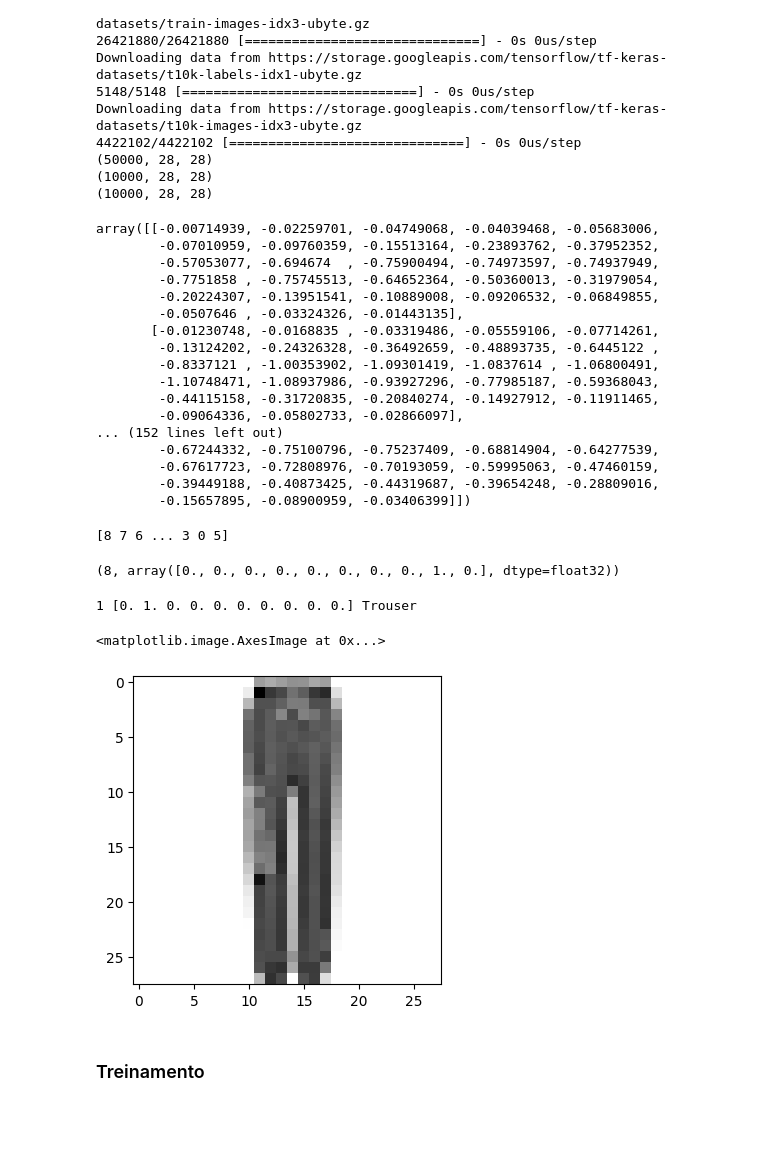
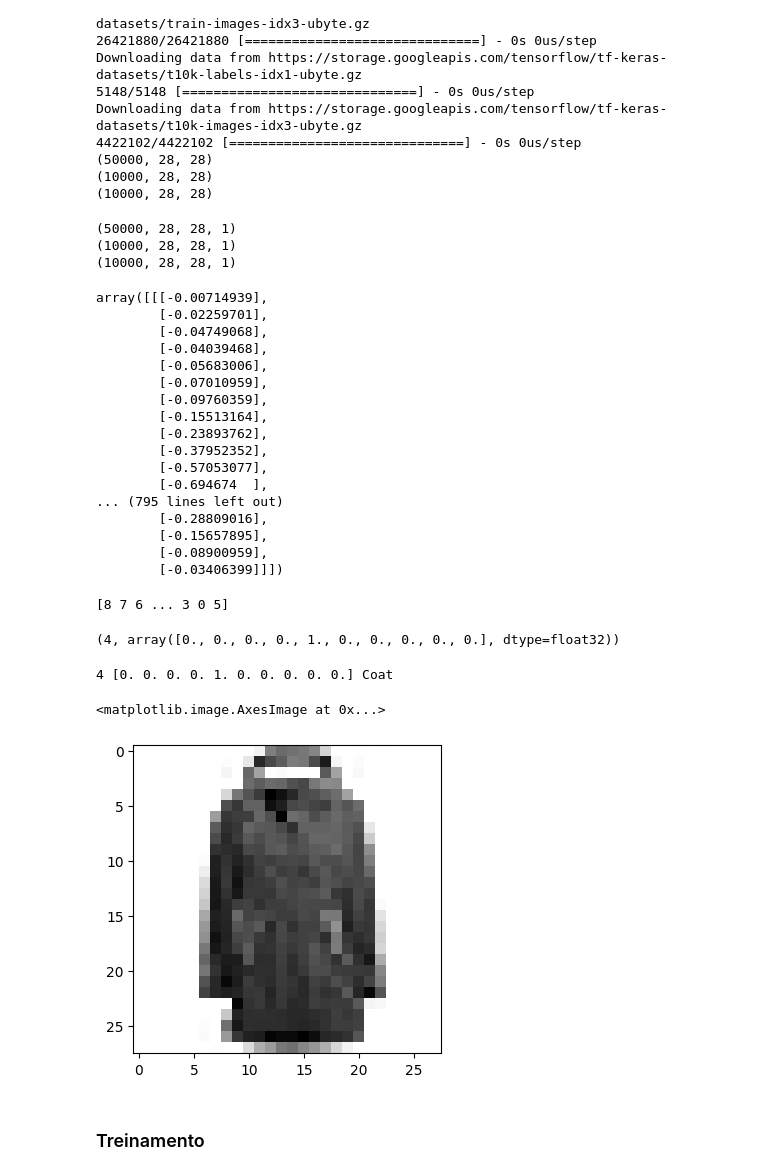
Before and after one commit to clemencia/ML4Physics, a Jupyter notebook: Classificação_Fashion_CNN.ipynb, the cells around one changed output. Saved outputs shown, nothing was run; the diff lists cells and outputs as text; code cells hidden in the pictures; blank space fills up the shorter version.

```diff
--- a/Classificação_Fashion_CNN.ipynb
+++ b/Classificação_Fashion_CNN.ipynb
@@ -63,6 +63,13 @@ Downloading data from https://storage.googleapis.com/tensorflow/tf-keras-dataset
 (10000, 28, 28)
 (10000, 28, 28)
 # %%
+X_train = X_train.reshape( (len(X_train),28,28,1) )
+print( X_train.shape )
+X_valid = X_valid.reshape( (len(X_valid),28,28,1) )
+print( X_valid.shape )
+X_test = X_test.reshape( (len(X_test),28,28,1) )
+print( X_test.shape )
+
 X_mean = X_train.mean( axis=0 )
 X_std = X_train.std( axis=0 )
 X_train_scaled = ( X_train - X_mean ) / X_std
@@ -70,23 +77,26 @@ X_valid_scaled = ( X_valid - X_mean ) / X_std
 X_test_scaled  = ( X_test - X_mean ) / X_std
 X_train_scaled[10]
 # %% [output]
-array([[-0.00714939, -0.02259701, -0.04749068, -0.04039468, -0.05683006,
-        -0.07010959, -0.09760359, -0.15513164, -0.23893762, -0.37952352,
-        -0.57053077, -0.694674  , -0.75900494, -0.74973597, -0.74937949,
-        -0.7751858 , -0.75745513, -0.64652364, -0.50360013, -0.31979054,
-        -0.20224307, -0.13951541, -0.10889008, -0.09206532, -0.06849855,
-        -0.0507646 , -0.03324326, -0.01443135],
-       [-0.01230748, -0.0168835 , -0.03319486, -0.05559106, -0.07714261,
-        -0.13124202, -0.24326328, -0.36492659, -0.48893735, -0.6445122 ,
-        -0.8337121 , -1.00353902, -1.09301419, -1.0837614 , -1.06800491,
-        -1.10748471, -1.08937986, -0.93927296, -0.77985187, -0.59368043,
-        -0.44115158, -0.31720835, -0.20840274, -0.14927912, -0.11911465,
-        -0.09064336, -0.05802733, -0.02866097],
-... (152 lines left out)
-        -0.67244332, -0.75100796, -0.75237409, -0.68814904, -0.64277539,
-        -0.67617723, -0.72808976, -0.70193059, -0.59995063, -0.47460159,
-        -0.39449188, -0.40873425, -0.44319687, -0.39654248, -0.28809016,
-        -0.15657895, -0.08900959, -0.03406399]])
+(50000, 28, 28, 1)
+(10000, 28, 28, 1)
+(10000, 28, 28, 1)
+array([[[-0.00714939],
+        [-0.02259701],
+        [-0.04749068],
+        [-0.04039468],
+        [-0.05683006],
+        [-0.07010959],
+        [-0.09760359],
+        [-0.15513164],
+        [-0.23893762],
+        [-0.37952352],
+        [-0.57053077],
+        [-0.694674  ],
+... (795 lines left out)
+        [-0.28809016],
+        [-0.15657895],
+        [-0.08900959],
+        [-0.03406399]]])
 # %%
 print ( y_train )
 # %% [output]
@@ -99,24 +109,24 @@ y_train_cat = keras.utils.to_categorical(y_train, number_of_classes)
 y_valid_cat = keras.utils.to_categorical(y_valid, number_of_classes)
 y_test_cat = keras.utils.to_categorical(y_test, number_of_classes)
 
-idx=1000
+idx=600
 y_train[idx], y_train_cat[idx]
 # %% [output]
-(8, array([0., 0., 0., 0., 0., 0., 0., 0., 1., 0.], dtype=float32))
+(4, array([0., 0., 0., 0., 1., 0., 0., 0., 0., 0.], dtype=float32))
 # %%
 class_names = ["T-shirt/top", "Trouser", "Pullover", "Dress", "Coat",
                "Sandal", "Shirt", "Sneaker", "Bag", "Ankle boot"]
 
-idx = 1000
-print ( y_valid[ idx ], y_valid_cat[ idx ], class_names[ y_valid[ idx ] ] )
+# print ( y_valid[ idx ], y_valid_cat[ idx ], class_names[ y_valid[ idx ] ] )
 # print ( X_valid_scaled[ idx ] )
+print ( y_train[ idx ], y_train_cat[ idx ], class_names[ y_train[ idx ] ] )
 
 fig = plt.figure( figsize=(4,4) )
-plt.imshow( X_valid[ idx ], cmap='binary' )
+plt.imshow( X_train[ idx ], cmap='binary' )
 # %% [output]
-1 [0. 1. 0. 0. 0. 0. 0. 0. 0. 0.] Trouser
+4 [0. 0. 0. 0. 1. 0. 0. 0. 0. 0.] Coat
 <matplotlib.image.AxesImage at 0x...>
-[figure, old version]
+[figure, new version]
 # %% [markdown]
 ### Treinamento
 # %%
```
Also changed, not shown: parts of 11 cells of this notebook.
